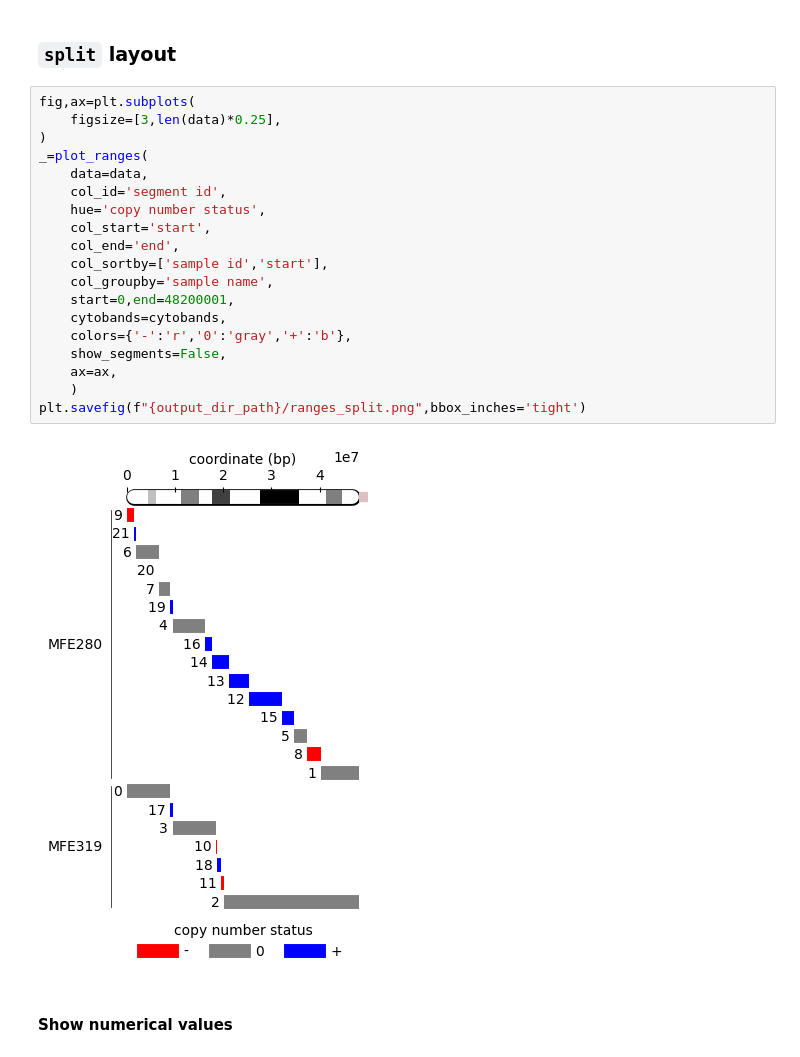
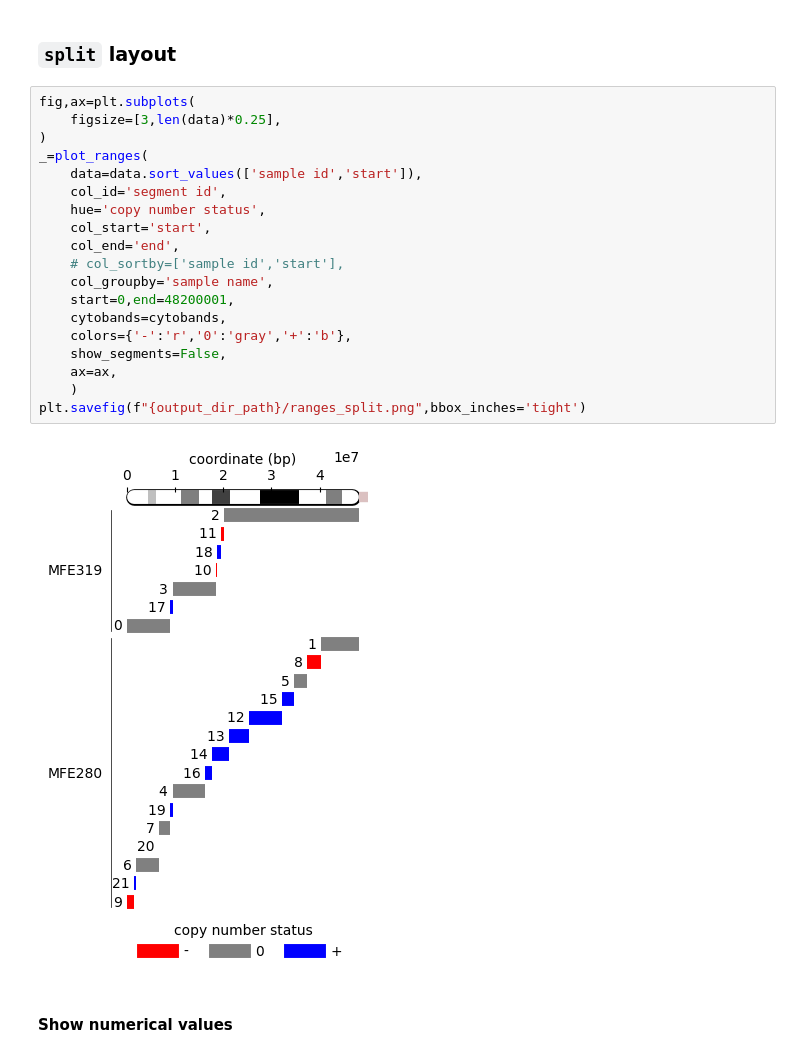
Before and after one commit to rraadd88/chrov, a Jupyter notebook: examples/chrov_viz_ranges.ipynb, the cells around one changed output. Drawn from its saved outputs; the diff is of its cells as text.

```diff
--- a/examples/chrov_viz_ranges.ipynb
+++ b/examples/chrov_viz_ranges.ipynb
@@ -113,24 +113,24 @@ plt.savefig(f"{output_dir_path}/ranges_joined_numerical.png",bbox_inches='tight'
 # %%
 fig,ax=plt.subplots(
     figsize=[3,len(data)*0.25],
 )
 _=plot_ranges(
-    data=data,
+    data=data.sort_values(['sample id','start']),
     col_id='segment id',
     hue='copy number status',
     col_start='start',
     col_end='end',
-    col_sortby=['sample id','start'],
+    # col_sortby=['sample id','start'],
     col_groupby='sample name',
     start=0,end=48200001,
     cytobands=cytobands,
     colors={'-':'r','0':'gray','+':'b'},
     show_segments=False,
     ax=ax,
     )
 plt.savefig(f"{output_dir_path}/ranges_split.png",bbox_inches='tight')
 # %% [output]
-[figure, old version]
+[figure, new version]
 # %% [markdown]
 #### Show numerical values
 # %%
```
Also changed, not shown: parts of 3 cells of this notebook, 2 other files.
